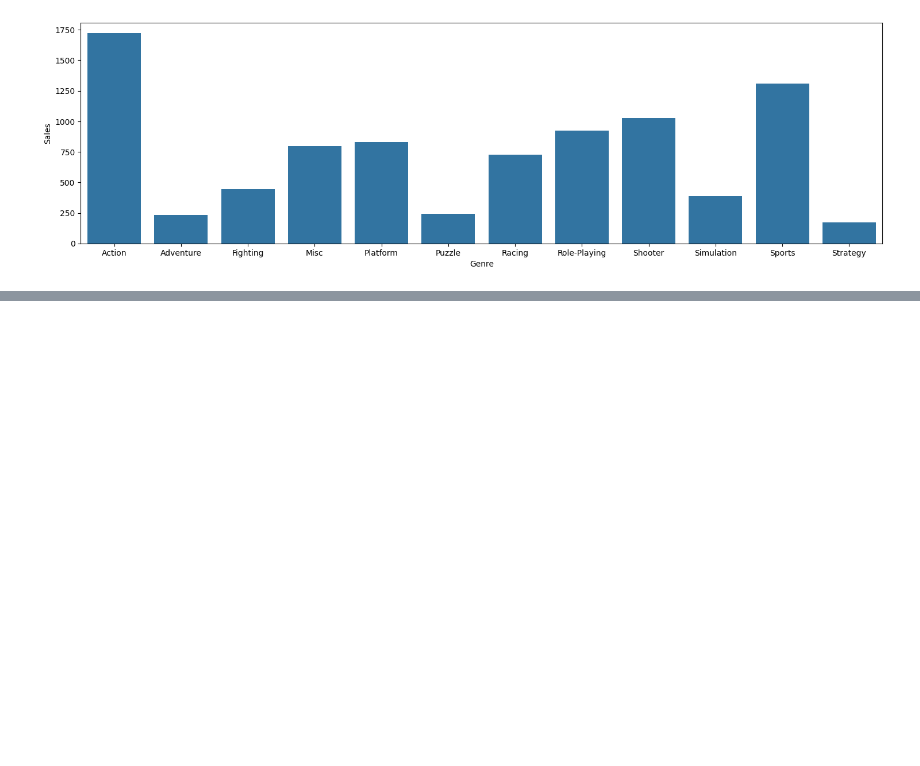
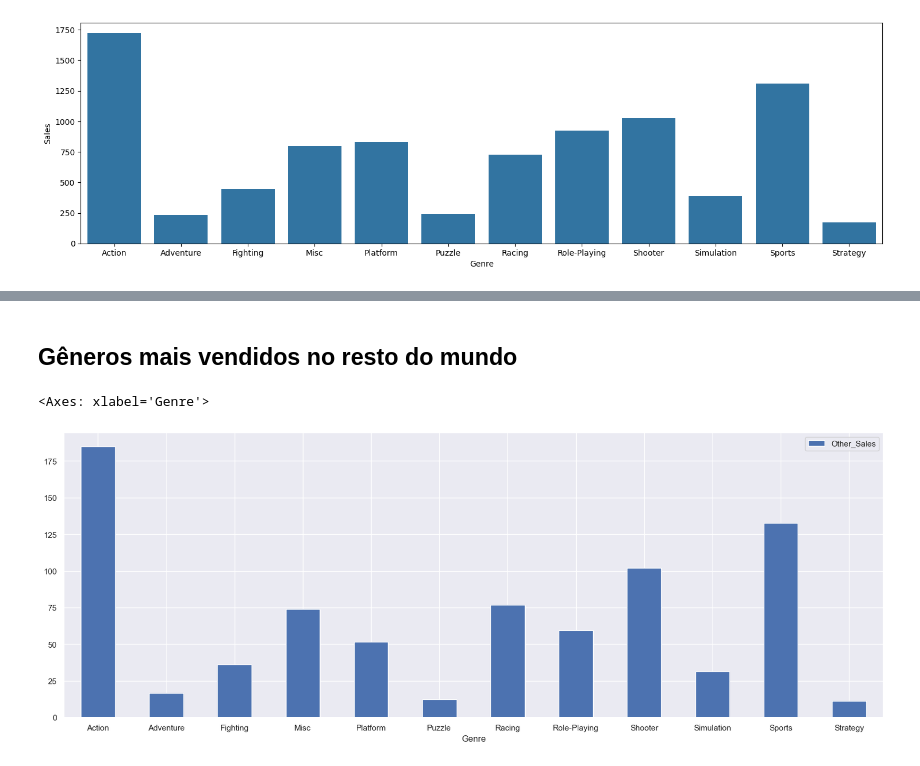
Before and after one commit to IgorJordany/AED, a Jupyter notebook: Trabalho final/main.ipynb, the cells around one changed output, grey strips where cells are left out. Cells and saved outputs as stored; diff of their text form; code cells hidden in the pictures; blank space fills up the shorter version.

```diff
--- a/Trabalho final/main.ipynb
+++ b/Trabalho final/main.ipynb
@@ -169,0 +185,10 @@ genre_global_sales_region.plot.bar(x="Genre", rot=0, figsize=(20, 7))
+# %% [markdown]
+## Gêneros mais vendidos no resto do mundo
+# %%
+genre_global_sales_region_Other = pd.DataFrame({
+    'Other_Sales': game_sales_df.groupby("Genre")['Other_Sales'].sum(),
+    }).reset_index()
+genre_global_sales_region_Other.plot.bar(x="Genre", rot=0, figsize=(20, 7))
+# %% [output]
+<Axes: xlabel='Genre'>
+[figure, added]
```
Also changed, not shown: parts of 17 cells of this notebook.
